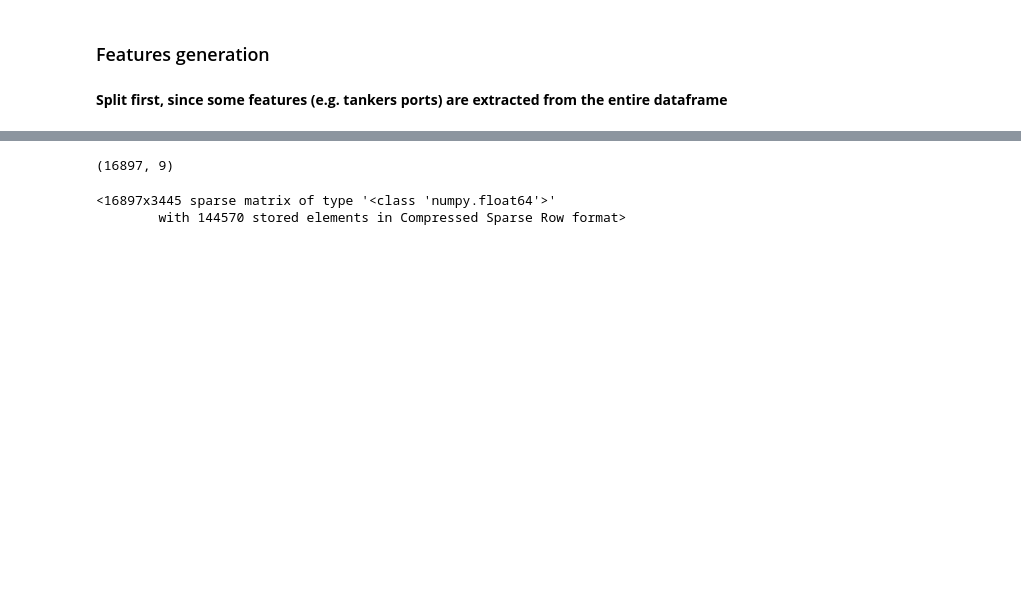
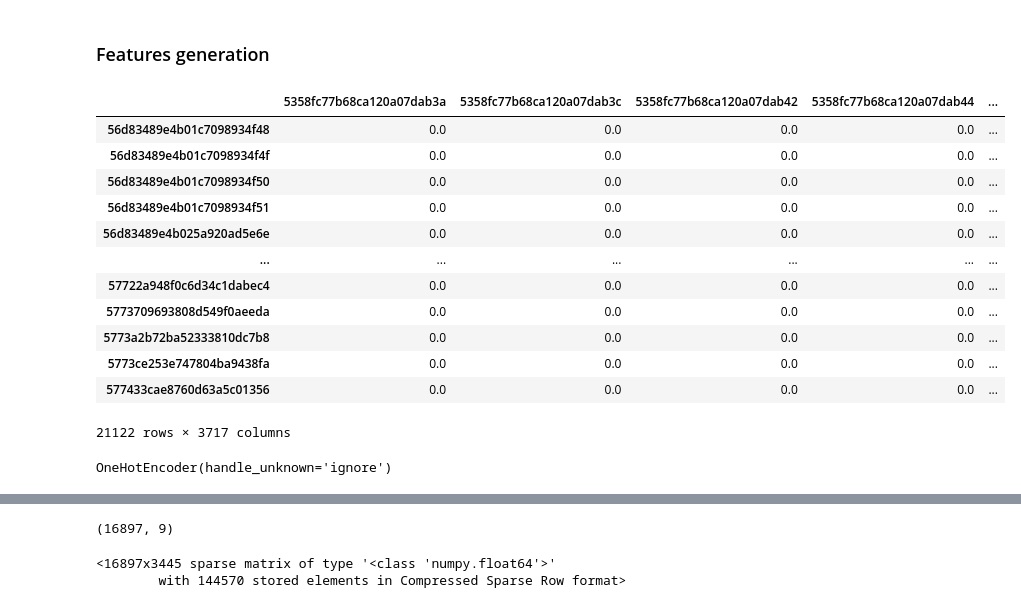
Before and after one commit to matanma/ML, a Jupyter notebook: WinWard/WinWard.ipynb, the cells around one changed output, grey strips where cells are left out. Drawn from its saved outputs; the diff is of its cells as text; code cells hidden in the pictures; blank space fills up the shorter version.

```diff
--- a/WinWard/WinWard.ipynb
+++ b/WinWard/WinWard.ipynb
@@ -566,13 +568,19 @@ Return a dataframe in which each row encodes the durations per port of a single
 from sklearn.preprocessing import OneHotEncoder
 
 class PortsFeaturesGenerator(FeaturesGenerator):
+    def __init__(self, all_ports):
+        self.all_ports = all_ports
+
     def generate_features(self, input_df:pd.DataFrame) -> pd.DataFrame:
         res_df_rows = []
         res_df_ind = []
         enc = OneHotEncoder(handle_unknown='ignore')
-        enc.fit(input_df[['port_id']])
+        enc.fit(self.all_ports)
+#         enc.fit(input_df[['port_id']])
         for vid,vdf in input_df.groupby('ves_id'):
             ports_categorized = enc.transform(vdf[['port_id']]).toarray()
+#             print(f"ports: {ports_categorized}")
+#             print(f"durations: {vdf[['duration_min']].values}")
             ports_categorized_durations = ports_categorized * vdf[['duration_min']].values
             res_df_ind.append(vid)
             res_df_rows.append(ports_categorized_durations.sum(axis=0))
@@ -653,10 +674,34 @@ class BinaryLabelsGenerator(LabelsGenerator):
 # %% [markdown]
 ### Features generation ###
-# %% [markdown]
-**Split first, since some features (e.g. tankers ports) are extracted from the entire dataframe**
 # %%
-extractor = FeaturesExtractor([DistanceStdGenerator(), PortsFeaturesGenerator() ], BinaryLabelsGenerator())
+all_ports = np.concatenate(( train_df_to_work_with['port_id'].values, test_set_df_orig['port_id'].values))
+all_ports = all_ports[:, np.newaxis]
+extractor = FeaturesExtractor([PortsFeaturesGenerator(all_ports) ], BinaryLabelsGenerator())
 features_df, labels_df = extractor.generate_features(train_df_to_work_with)
+# %%
+features_df
+# %% [output]
+|  | 5358fc77b68ca120a07dab3a | 5358fc77b68ca120a07dab3c | 5358fc77b68ca120a07dab42 | 5358fc77b68ca120a07dab44 | ... |
+| 56d83489e4b01c7098934f48 | 0.0 | 0.0 | 0.0 | 0.0 | ... |
+| 56d83489e4b01c7098934f4f | 0.0 | 0.0 | 0.0 | 0.0 | ... |
+| 56d83489e4b01c7098934f50 | 0.0 | 0.0 | 0.0 | 0.0 | ... |
+| 56d83489e4b01c7098934f51 | 0.0 | 0.0 | 0.0 | 0.0 | ... |
+| 56d83489e4b025a920ad5e6e | 0.0 | 0.0 | 0.0 | 0.0 | ... |
+| ... | ... | ... | ... | ... | ... |
+| 57722a948f0c6d34c1dabec4 | 0.0 | 0.0 | 0.0 | 0.0 | ... |
+| 5773709693808d549f0aeeda | 0.0 | 0.0 | 0.0 | 0.0 | ... |
+| 5773a2b72ba52333810dc7b8 | 0.0 | 0.0 | 0.0 | 0.0 | ... |
+| 5773ce253e747804ba9438fa | 0.0 | 0.0 | 0.0 | 0.0 | ... |
+| 577433cae8760d63a5c01356 | 0.0 | 0.0 | 0.0 | 0.0 | ... |
+21122 rows × 3717 columns
+# %%
+all_ports = np.concatenate(( train_df_to_work_with['port_id'].values, test_set_df_orig['port_id'].values))
+all_ports_1 = all_ports[:, np.newaxis]
+all_ports_1
+enc = OneHotEncoder(handle_unknown='ignore')
+enc.fit(all_ports_1)
+# %% [output]
+OneHotEncoder(handle_unknown='ignore')
 # %%
 features_df_train, features_df_test, y_train, y_test = train_test_split(features_df, labels_df, test_size = 0.2)
 features_df_test.drop(['type', 'label'], axis=1)
```
Also changed, not shown: parts of 8 cells of this notebook.
